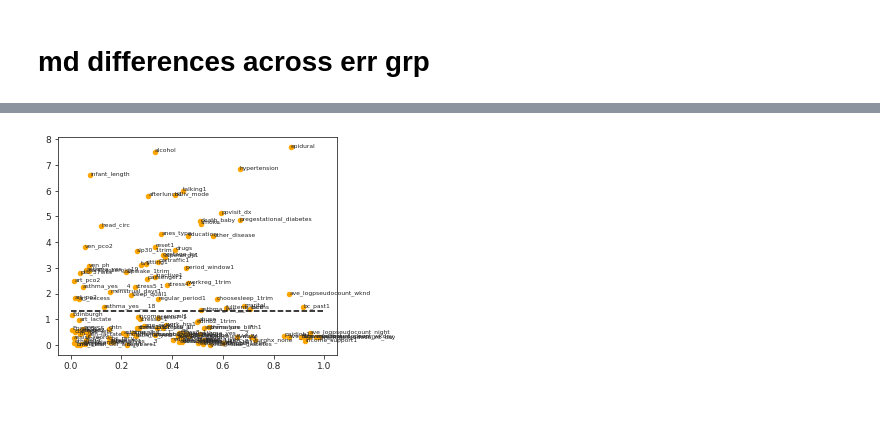
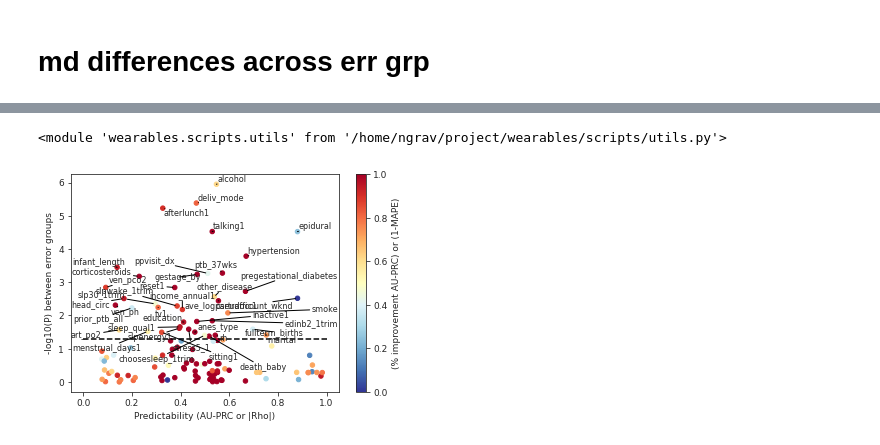
Before and after one commit to nealgravindra/wearables, a Jupyter notebook: notebooks/eval_error_analysis.ipynb, the cells around one changed output, grey strips where cells are left out. Cells and saved outputs as stored; diff of their text form; code cells hidden in the pictures; blank space fills up the shorter version.

```diff
--- a/notebooks/eval_error_analysis.ipynb
+++ b/notebooks/eval_error_analysis.ipynb
@@ -576,2 +190,11 @@ def metric_list(stat_err_anal_res, mdpred_voi, clf_metric='auprc_adj', reg_metri
+# %%
+import importlib
+importlib.reload(wearutils)
+# %% [output]
+<module 'wearables.scripts.utils' from '/home/ngrav/project/wearables/scripts/utils.py'>
+# %%
+resknn10 = loadpkl(os.path.join(pfp, 'md_predictability_knn_10wk.pkl'))
+# resknn8 = loadpkl(os.path.join(pfp, 'md_predictability_knn_8wk.pkl'))
 # %%
-moi = metric_list(resknn, mdpred_voi)
+moi = wearutils.metric_list(resknn10, mdpred_voi, top1=True) #, clf_metric='balanced_acc')
+# moi = wearutils.metric_list(resknn8, mdpred_voi)
@@ -578,11 +203,24 @@ moi = metric_list(resknn, mdpred_voi)
 # %%
-fig, ax = plt.subplots(1, 1, figsize=(5, 4))
+fig, ax = plt.subplots(1, 1, figsize=(6, 4))
+# p_threshold = -np.log10(0.05/len(mdpred_voi.keys())) # bonferroni
+p_threshold = -np.log10(0.05)
+clip_color=True
+texts = []
+x, y, c = [], [], []
 for k in moi.keys():
-    ax.scatter(moi[k][1], moi[k][0], color='orange', s=20)
-    ax.text(moi[k][1], moi[k][0], k, size=6)
-ax.plot([0, 1], [-np.log10(0.05), -np.log10(0.05)], 'k--')
+    x.append(moi[k][1])
+    y.append(moi[k][0])
+    c.append(moi[k][2])
+    if moi[k][0] > p_threshold:
+        texts.append(ax.text(moi[k][1], moi[k][0], k, size=8))
+im = ax.scatter(x, y, c=c, cmap='RdYlBu_r', s=20, vmin=0, vmax=1)
+fig.colorbar(im, ax=ax, label='(% improvement AU-PRC) or (1-MAPE)')
+ax.plot([0, 1], [p_threshold, p_threshold], 'k--')
+adjust_text(texts, arrowprops=dict(arrowstyle='-', color='k'), force_text=(0.12, 0.3))
+ax.set_xlabel('Predictability (AU-PRC or |Rho|)')
+ax.set_ylabel('-log10(P) between error groups')
 
 if savefigs:
     fig.savefig(os.path.join(pfp, 'scatter_errgroupdiffVpredictability_knn.pdf'), bbox_inches='tight')
 # %% [output]
-[figure, old version]
+[figure, new version]
```
Also changed, not shown: parts of 39 cells of this notebook, 9 other files.
